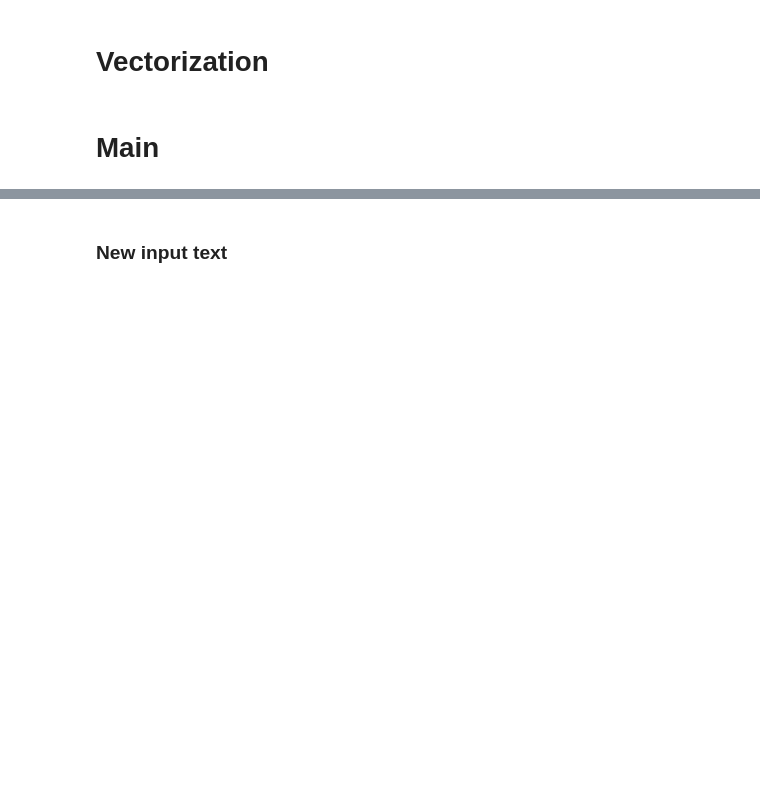
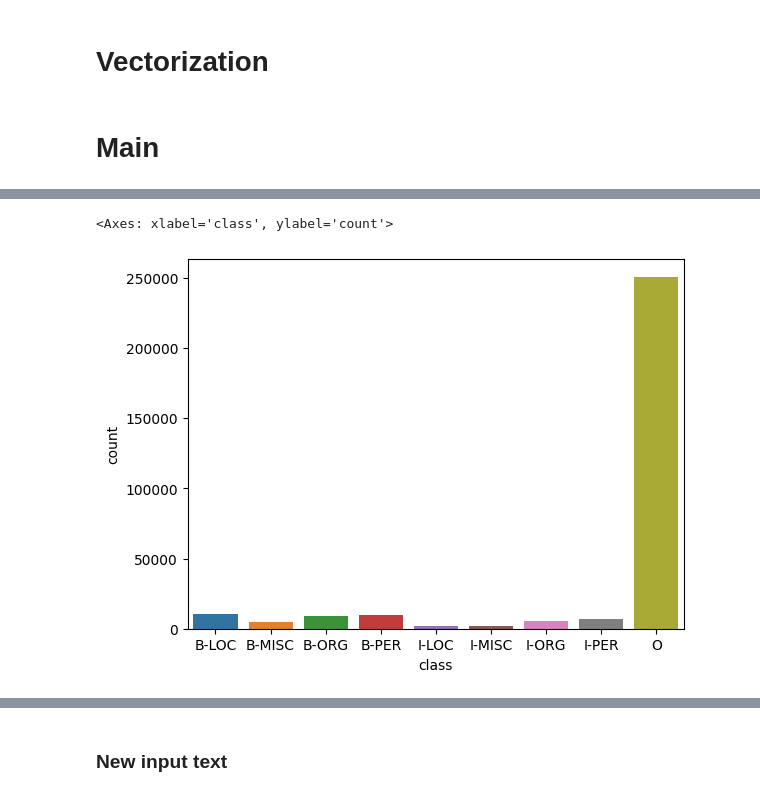
Before and after one commit to taslimamindia/NERC, a Jupyter notebook: Code/conll2003_english.ipynb, the cells around one changed output, grey strips where cells are left out. Cells and saved outputs as stored; diff of their text form; code cells hidden in the pictures; blank space fills up the shorter version.

```diff
--- a/Code/conll2003_english.ipynb
+++ b/Code/conll2003_english.ipynb
@@ -73,9 +82,13 @@ class Data(object):
 # Loading data
 # %%
 class Loading():
-    def __init__(self, data: Data, file):
-        self.data = data
-        self.load_sentences(file)
+    def __init__(self, path):
+        if os.path.exists("../Data/conll2003_english/"):
+            base_file = "../Data/conll2003_english/"
+        else:
+            base_file = "/content/NERC/Data/conll2003_english/"
+        self.data = Data()
+        self.load_sentences(base_file + path)
     def load_sentences(self, filepath):
         tokens, pos_tags, chunk_tags, ner_tags = [], [], [], []
         with open(filepath, 'r') as f:
@@ -177,0 +185,13 @@ def load_dataset(path: str):
+# %%
+train = Loading("train.txt").data
+test = Loading("test.txt").data
+valid = Loading("valid.txt").data
+# %%
+X = []
+y = []
+[[X.append(word) for word in sentence] for sentence in train.sentences + test.sentences + valid.sentences]
+[[y.append(tag) for tag in tags] for tags in train.ner_tags + test.ner_tags + valid.ner_tags]
+df = pd.DataFrame({"word":X, "label":y})
+# %%
+hist = df.groupby("label").count()
+hist
@@ -177,0 +210,9 @@ def load_dataset(path: str):
+# %%
+hist = pd.DataFrame({"class":hist.index, "count": hist["word"]})
+hist = hist.to_numpy().tolist()
+cl = [t[0] for t in hist]
+nbr = [t[1] for t in hist]
+sns.barplot(data=pd.DataFrame({"class":cl, "count":nbr}), x="class", y="count")
+# %% [output]
+<Axes: xlabel='class', ylabel='count'>
+[figure, added]
```
Also changed, not shown: parts of 30 cells of this notebook.
